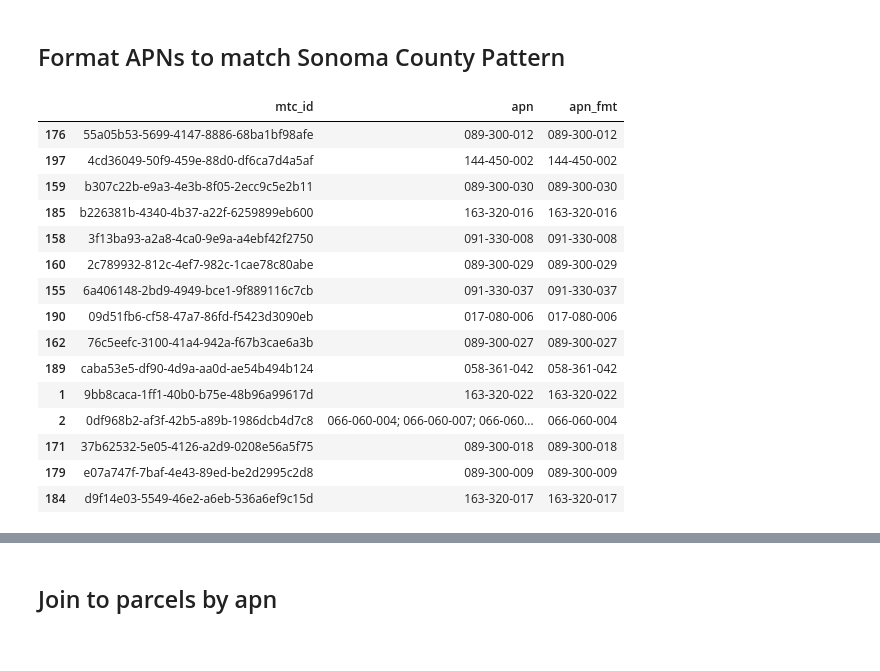
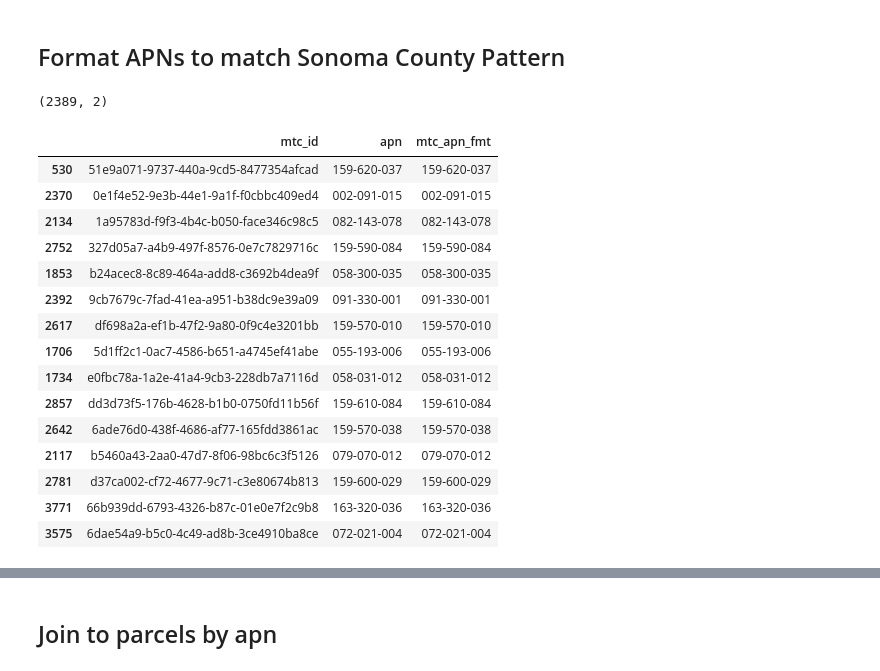
Before and after one commit to BayAreaMetro/MTCDataModel, a Jupyter notebook: Project-Documentation/hcd/HCD Annual Progress Report APN Match Sonoma County.ipynb, the cells around one changed output, grey strips where cells are left out. Saved outputs shown, nothing was run; the diff lists cells and outputs as text; code cells hidden in the pictures.

```diff
--- a/Project-Documentation/hcd/HCD Annual Progress Report APN Match Sonoma County.ipynb
+++ b/Project-Documentation/hcd/HCD Annual Progress Report APN Match Sonoma County.ipynb
@@ -158,6 +47,7 @@ took 55.6488 seconds
 # %%
 #Pull un-geocoded sonoma projects from Socrata
-query_args = {'where': "cnty_name = 'SONOMA' and mtc_mapped = False"}
+apr_id = 'briv-ikjp'
+query_args = {'where': "cnty_name = 'SONOMA'"}
 # %%
 sonoma_projects = pull_df_from_socrata(apr_id,query_args=query_args)
 # %% [output]
@@ -207,28 +85,32 @@ sonoma_apn_reg = sonoma_projects[['apn']][sonoma_projects['apn'].str.contains(re
 #if multiple apns listed in column
 regex_ctny_extract_pattern = r'(^\d{3}-\d{3}-\d{3})'
 sonoma_apn_reg['apn_fmt'] = sonoma_apn_reg['apn'].str.extract(regex_ctny_extract_pattern)
+# %%
+sonoma_apn_reg.shape
+# %% [output]
+(2389, 2)
 # %%
 #update the main dataframe with updated values
-sonoma_projects['apn_fmt'].update(sonoma_apn_reg['apn_fmt'])
+sonoma_projects['mtc_apn_fmt'].update(sonoma_apn_reg['apn_fmt'])
 # %%
-sonoma_projects[['mtc_id','apn','apn_fmt']][sonoma_projects['apn_fmt'].notnull()].sample(n=15)
+sonoma_projects[['mtc_id','apn','mtc_apn_fmt']][sonoma_projects['mtc_apn_fmt'].notnull()].sample(n=15)
 # %% [output]
-|  | mtc_id | apn | apn_fmt |
-| 176 | 55a05b53-5699-4147-8886-68ba1bf98afe | 089-300-012 | 089-300-012 |
-| 197 | 4cd36049-50f9-459e-88d0-df6ca7d4a5af | 144-450-002 | 144-450-002 |
-| 159 | b307c22b-e9a3-4e3b-8f05-2ecc9c5e2b11 | 089-300-030 | 089-300-030 |
-| 185 | b226381b-4340-4b37-a22f-6259899eb600 | 163-320-016 | 163-320-016 |
-| 158 | 3f13ba93-a2a8-4ca0-9e9a-a4ebf42f2750 | 091-330-008 | 091-330-008 |
-| 160 | 2c789932-812c-4ef7-982c-1cae78c80abe | 089-300-029 | 089-300-029 |
-| 155 | 6a406148-2bd9-4949-bce1-9f889116c7cb | 091-330-037 | 091-330-037 |
-| 190 | 09d51fb6-cf58-47a7-86fd-f5423d3090eb | 017-080-006 | 017-080-006 |
-| 162 | 76c5eefc-3100-41a4-942a-f67b3cae6a3b | 089-300-027 | 089-300-027 |
-| 189 | caba53e5-df90-4d9a-aa0d-ae54b494b124 | 058-361-042 | 058-361-042 |
-| 1 | 9bb8caca-1ff1-40b0-b75e-48b96a99617d | 163-320-022 | 163-320-022 |
-| 2 | 0df968b2-af3f-42b5-a89b-1986dcb4d7c8 | 066-060-004; 066-060-007; 066-060... | 066-060-004 |
-| 171 | 37b62532-5e05-4126-a2d9-0208e56a5f75 | 089-300-018 | 089-300-018 |
-| 179 | e07a747f-7baf-4e43-89ed-be2d2995c2d8 | 089-300-009 | 089-300-009 |
-| 184 | d9f14e03-5549-46e2-a6eb-536a6ef9c15d | 163-320-017 | 163-320-017 |
+|  | mtc_id | apn | mtc_apn_fmt |
+| 530 | 51e9a071-9737-440a-9cd5-8477354afcad | 159-620-037 | 159-620-037 |
+| 2370 | 0e1f4e52-9e3b-44e1-9a1f-f0cbbc409ed4 | 002-091-015 | 002-091-015 |
+| 2134 | 1a95783d-f9f3-4b4c-b050-face346c98c5 | 082-143-078 | 082-143-078 |
+| 2752 | 327d05a7-a4b9-497f-8576-0e7c7829716c | 159-590-084 | 159-590-084 |
+| 1853 | b24acec8-8c89-464a-add8-c3692b4dea9f | 058-300-035 | 058-300-035 |
+| 2392 | 9cb7679c-7fad-41ea-a951-b38dc9e39a09 | 091-330-001 | 091-330-001 |
+| 2617 | df698a2a-ef1b-47f2-9a80-0f9c4e3201bb | 159-570-010 | 159-570-010 |
+| 1706 | 5d1ff2c1-0ac7-4586-b651-a4745ef41abe | 055-193-006 | 055-193-006 |
+| 1734 | e0fbc78a-1a2e-41a4-9cb3-228db7a7116d | 058-031-012 | 058-031-012 |
+| 2857 | dd3d73f5-176b-4628-b1b0-0750fd11b56f | 159-610-084 | 159-610-084 |
+| 2642 | 6ade76d0-438f-4686-af77-165fdd3861ac | 159-570-038 | 159-570-038 |
+| 2117 | b5460a43-2aa0-47d7-8f06-98bc6c3f5126 | 079-070-012 | 079-070-012 |
+| 2781 | d37ca002-cf72-4677-9c71-c3e80674b813 | 159-600-029 | 159-600-029 |
+| 3771 | 66b939dd-6793-4326-b87c-01e0e7f2c9b8 | 163-320-036 | 163-320-036 |
+| 3575 | 6dae54a9-b5c0-4c49-ad8b-3ce4910ba8ce | 072-021-004 | 072-021-004 |
 # %%
 #Select apns of length 8
 #These apns need to be pre-pended with a leading 0 and seperated by dashes every 3 digits
```
Also changed, not shown: parts of 55 cells of this notebook.
